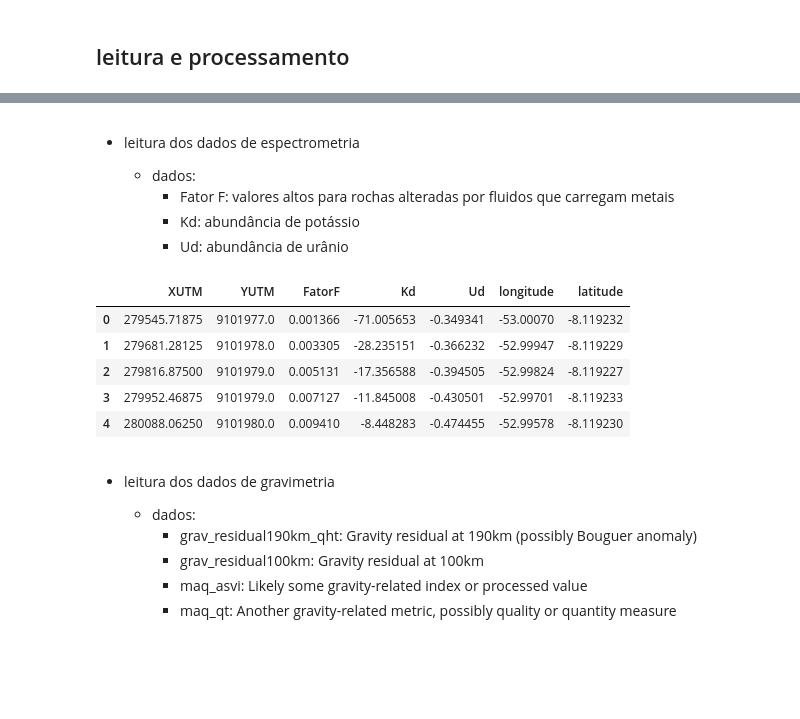
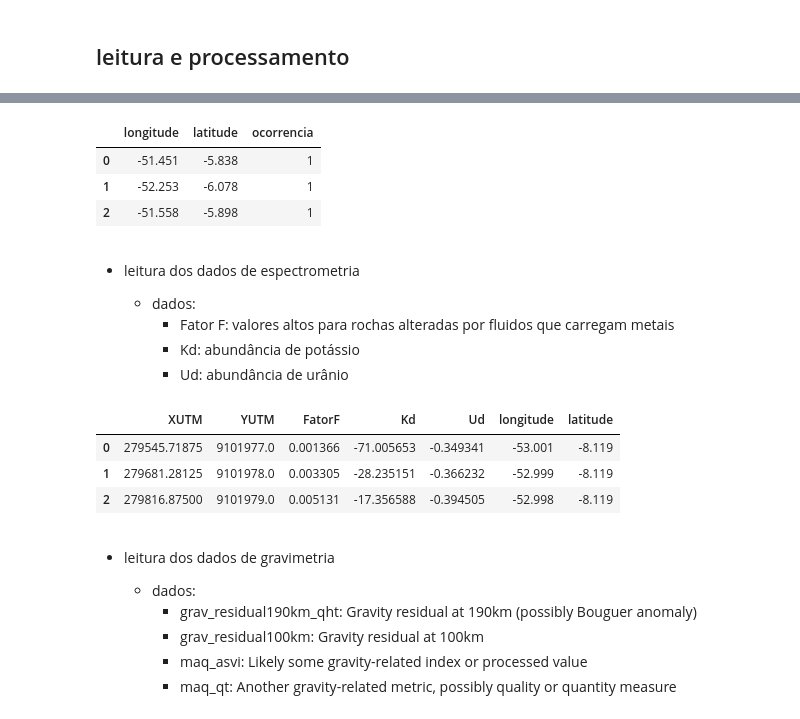
Before and after one commit to renan2scarvalho/tcc-univesp, a Jupyter notebook: notebooks/tcc.ipynb, the cells around one changed output, grey strips where cells are left out. Drawn from its saved outputs; the diff is of its cells as text; code cells hidden in the pictures; blank space fills up the shorter version.

```diff
--- a/notebooks/tcc.ipynb
+++ b/notebooks/tcc.ipynb
@@ -73,3 +269,20 @@ def convert_shapefile_to_latlon(shapefile_path):
+# %%
+df_ouro = pd.DataFrame(ouro)
+df_ouro = df_ouro[["LONGITUDE", "LATITUDE"]]
+df_ferro = pd.DataFrame(ferro)
+df_ferro = df_ferro[["LONGITUDE", "LATITUDE"]]
+for df in [df_ouro, df_ferro]:
+    df.rename(columns={"LONGITUDE": "longitude", "LATITUDE": "latitude"}, inplace=True)
+    df["longitude"] = df["longitude"].round(3)
+    df["latitude"] = df["latitude"].round(3)
+    df["ocorrencia"] = 1
+
+df_ouro.head(3)
+# %% [output]
+|  | longitude | latitude | ocorrencia |
+| 0 | -51.451 | -5.838 | 1 |
+| 1 | -52.253 | -6.078 | 1 |
+| 2 | -51.558 | -5.898 | 1 |
 # %% [markdown]
 - leitura dos dados de espectrometria
 
@@ -80,24 +293,22 @@ def convert_shapefile_to_latlon(shapefile_path):
 # %%
 spec_data = pd.read_csv(
     Path(data_dir, "dados_gamaespectrometria_filtrados.csv"),
     dtype={
         "XUTM": np.float32,
         "YUTM": np.float32,
         "FatorF": np.float32,
         "Kd": np.float32,
         "Ud": np.float32,
     },
 )
 # spec_data.rename(columns={"XUTM": "X", "YUTM": "Y"}, inplace=True)
-spec_data = utm_to_latlon(spec_data, x_col='XUTM', y_col='YUTM')
-spec_data.head()
+spec_data = utm_to_latlon(spec_data, x_col="XUTM", y_col="YUTM")
+spec_data.head(3)
 # %% [output]
 |  | XUTM | YUTM | FatorF | Kd | Ud | longitude | latitude |
-| 0 | 279545.71875 | 9101977.0 | 0.001366 | -71.005653 | -0.349341 | -53.00070 | -8.119232 |
-| 1 | 279681.28125 | 9101978.0 | 0.003305 | -28.235151 | -0.366232 | -52.99947 | -8.119229 |
-| 2 | 279816.87500 | 9101979.0 | 0.005131 | -17.356588 | -0.394505 | -52.99824 | -8.119227 |
-| 3 | 279952.46875 | 9101979.0 | 0.007127 | -11.845008 | -0.430501 | -52.99701 | -8.119233 |
-| 4 | 280088.06250 | 9101980.0 | 0.009410 | -8.448283 | -0.474455 | -52.99578 | -8.119230 |
+| 0 | 279545.71875 | 9101977.0 | 0.001366 | -71.005653 | -0.349341 | -53.001 | -8.119 |
+| 1 | 279681.28125 | 9101978.0 | 0.003305 | -28.235151 | -0.366232 | -52.999 | -8.119 |
+| 2 | 279816.87500 | 9101979.0 | 0.005131 | -17.356588 | -0.394505 | -52.998 | -8.119 |
 # %% [markdown]
 - leitura dos dados de gravimetria
 
```
Also changed, not shown: parts of 28 cells of this notebook, 2 other files.
